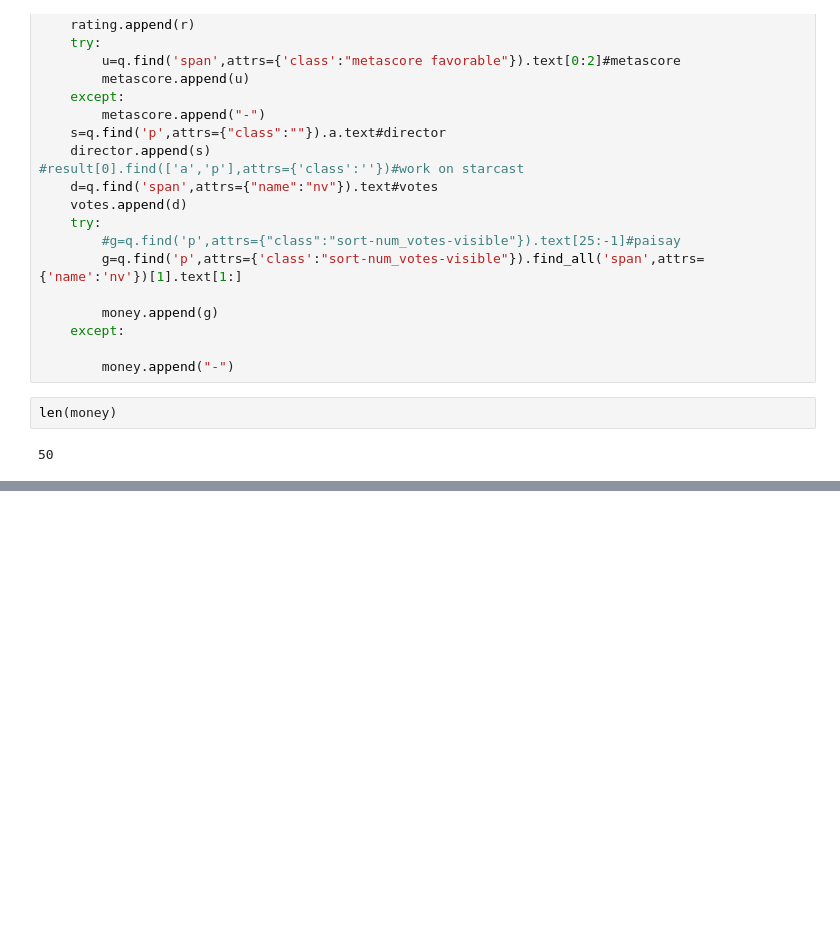
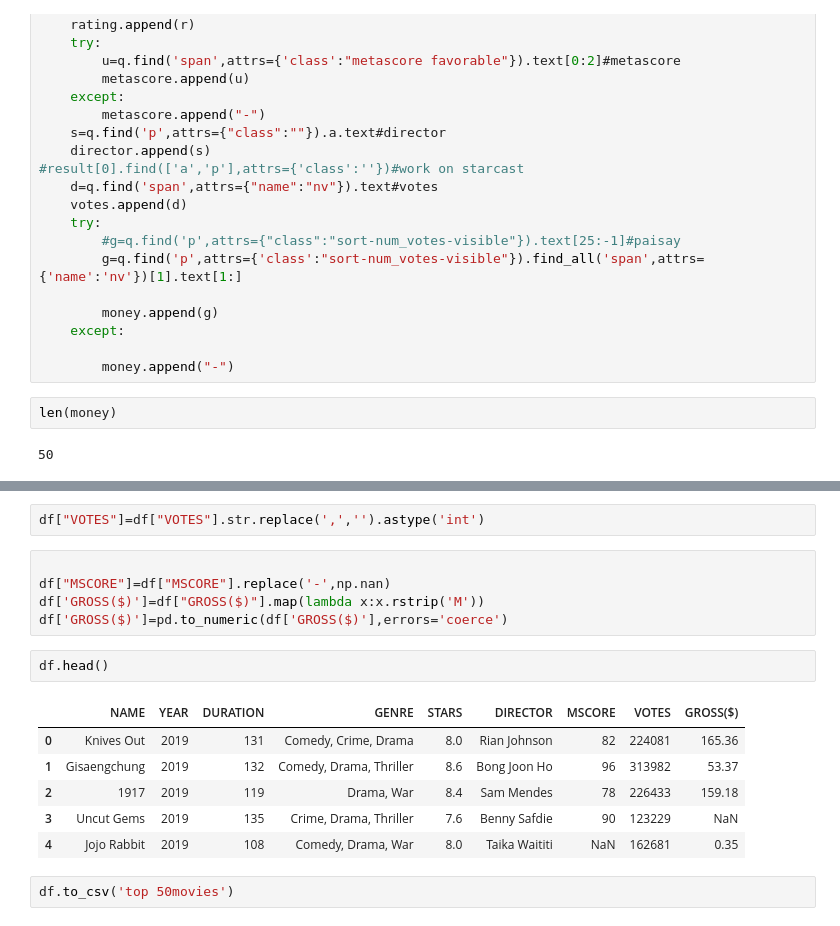
Before and after one commit to Anumjawaid/webScrapping, a Jupyter notebook: imdb top 50 movies.ipynb, the cells around one changed output, grey strips where cells are left out. Drawn from its saved outputs; the diff is of its cells as text; blank space fills up the shorter version.

Commit message:
moviedata(cleaned)

```diff
--- a/imdb top 50 movies.ipynb
+++ b/imdb top 50 movies.ipynb
@@ -97,0 +143,18 @@ df.tail()
+# %%
+df["VOTES"]=df["VOTES"].str.replace(',','').astype('int')
+# %%
+
+df["MSCORE"]=df["MSCORE"].replace('-',np.nan)
+df['GROSS($)']=df["GROSS($)"].map(lambda x:x.rstrip('M'))
+df['GROSS($)']=pd.to_numeric(df['GROSS($)'],errors='coerce')
+# %%
+df.head()
+# %% [output]
+|  | NAME | YEAR | DURATION | GENRE | STARS | DIRECTOR | MSCORE | VOTES | GROSS($) |
+| 0 | Knives Out | 2019 | 131 | Comedy, Crime, Drama | 8.0 | Rian Johnson | 82 | 224081 | 165.36 |
+| 1 | Gisaengchung | 2019 | 132 | Comedy, Drama, Thriller | 8.6 | Bong Joon Ho | 96 | 313982 | 53.37 |
+| 2 | 1917 | 2019 | 119 | Drama, War | 8.4 | Sam Mendes | 78 | 226433 | 159.18 |
+| 3 | Uncut Gems | 2019 | 135 | Crime, Drama, Thriller | 7.6 | Benny Safdie | 90 | 123229 | NaN |
+| 4 | Jojo Rabbit | 2019 | 108 | Comedy, Drama, War | 8.0 | Taika Waititi | NaN | 162681 | 0.35 |
+# %%
+df.to_csv('top 50movies')
```
Also changed, not shown: parts of 6 cells of this notebook.
